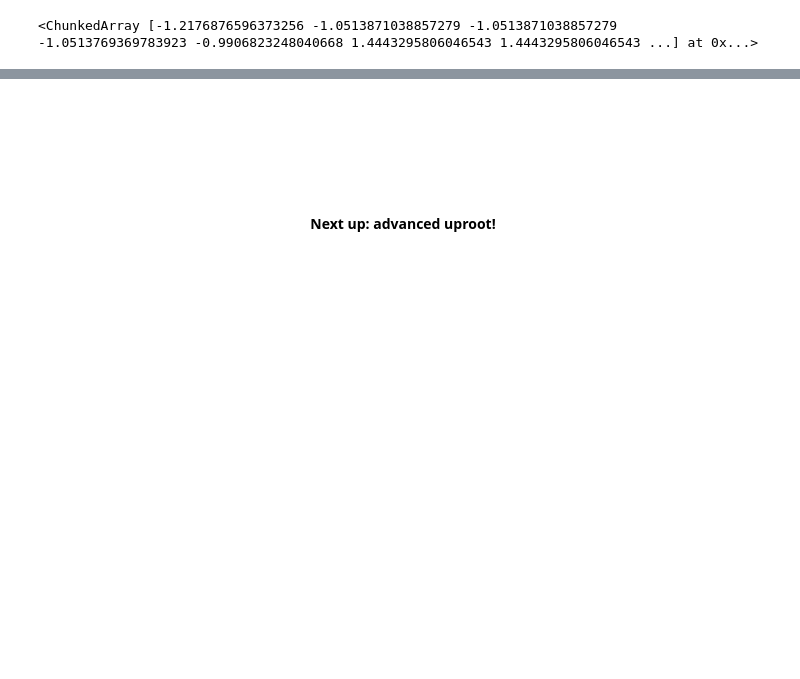
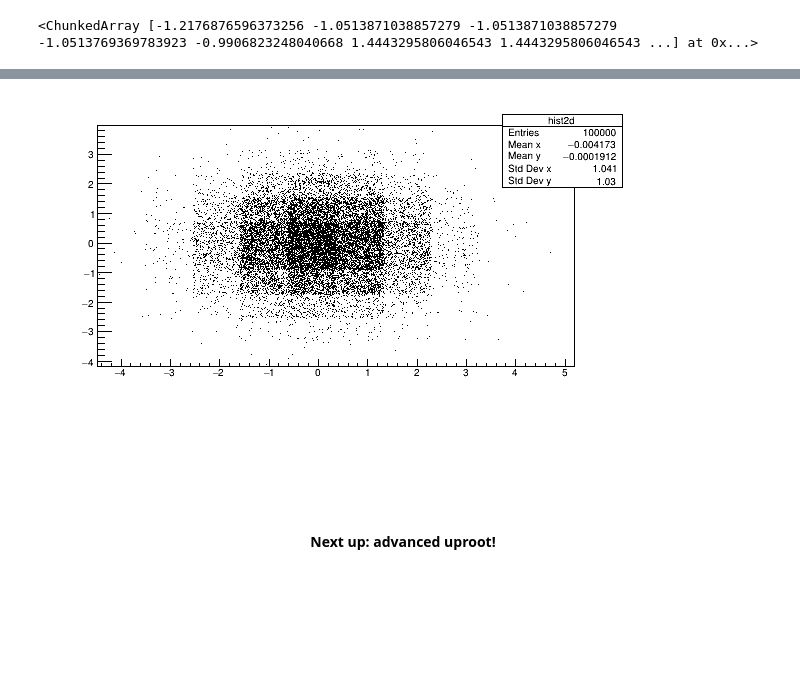
Before and after one commit to jpivarski-talks/2019-05-28-lpchats-numpy-uproot-awkward, a Jupyter notebook: 04-basic-uproot.ipynb, the cells around one changed output, grey strips where cells are left out. Saved outputs shown, nothing was run; the diff lists cells and outputs as text; code cells hidden in the pictures; blank space fills up the shorter version.

Commit message:
added file-writing (1d and 2d)

```diff
--- a/04-basic-uproot.ipynb
+++ b/04-basic-uproot.ipynb
@@ -827,3 +827,11 @@ eta1 = numpy.log((arrays["E1"] + arrays["pz1"]) / (arrays["E1"] - arrays["pz1"])
 eta1
 # %% [output]
 <ChunkedArray [-1.2176876596373256 -1.0513871038857279 -1.0513871038857279 -1.0513769369783923 -0.9906823248040668 1.4443295806046543 1.4443295806046543 ...] at 0x...>
+# %%
+# Writing histograms
+
+import numpy
+
+writable_file = uproot.recreate("tmp.root", compression=uproot.ZLIB(4))
+writable_file["hist1d"] = numpy.histogram(numpy.random.normal(0, 1, 100000))
+writable_file["hist1d"].show()
@@ -830,3 +862,12 @@ eta1
+# %%
+writable_file["hist2d"] = numpy.histogram2d(numpy.random.normal(0, 1, 100000),
+                                            numpy.random.normal(0, 1, 100000))
+file = ROOT.TFile("tmp.root")
+hist = file.Get("hist2d")
+hist.Draw()
+canvas.Draw()
+# %% [output]
+[figure, added]
 # %% [markdown]
 <br><br><br><br><br>
 
```
Also changed, not shown: parts of 2 cells of this notebook, 1 other file.
